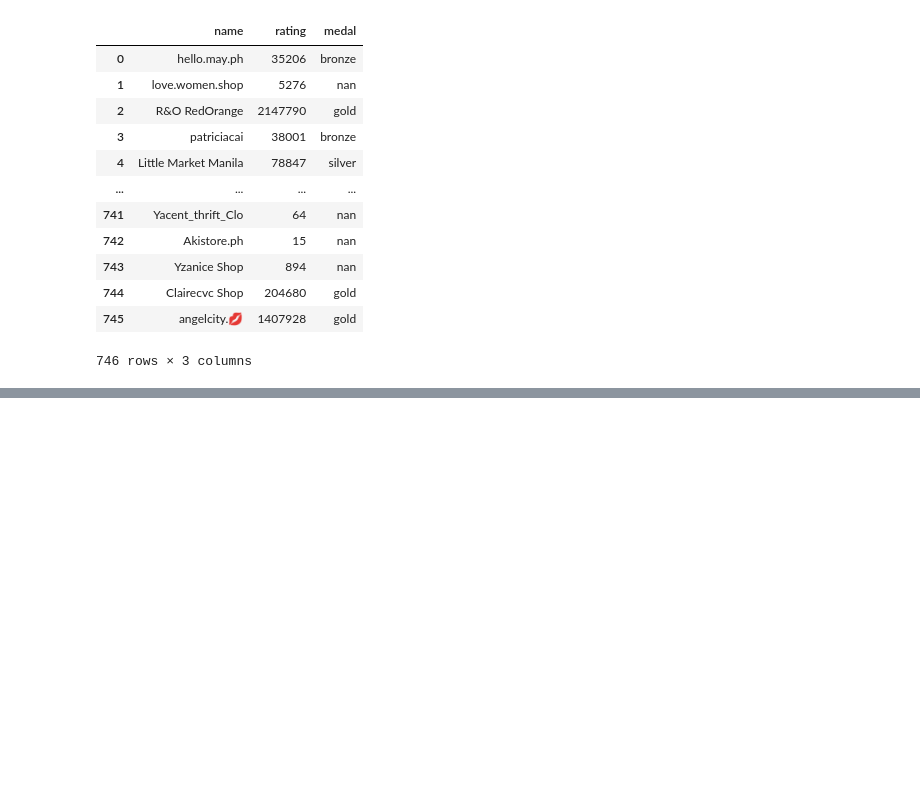
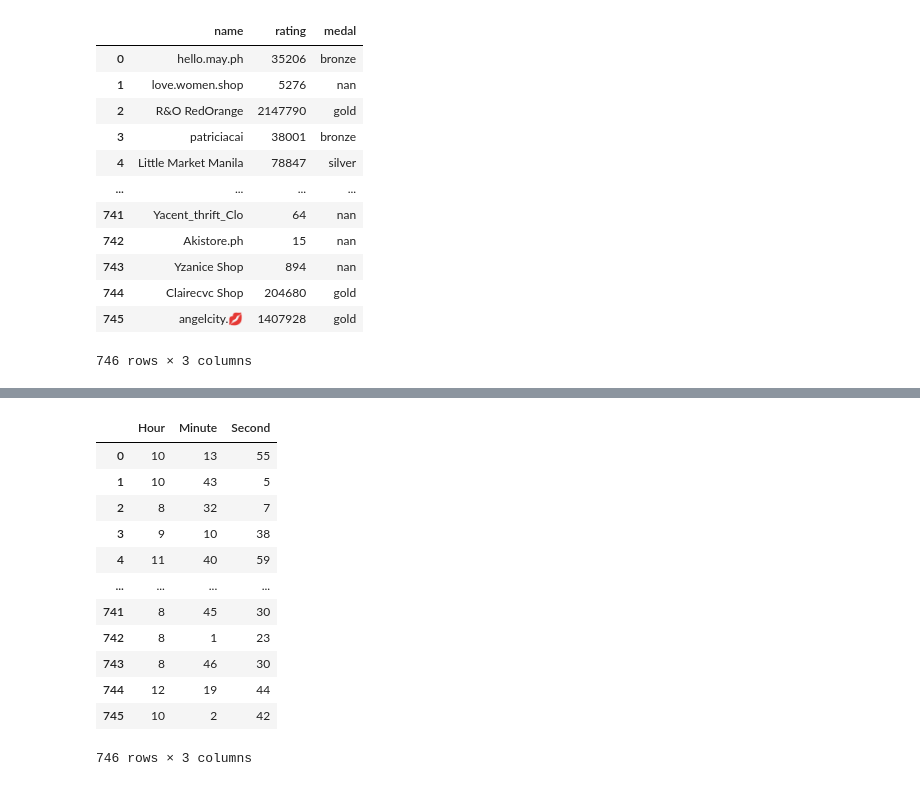
Before and after one commit to KimKieu123/DA30092022, a Jupyter notebook: Thao tác với dữ liệu.ipynb, the cells around one changed output, grey strips where cells are left out. Saved outputs shown, nothing was run; the diff lists cells and outputs as text; code cells hidden in the pictures; blank space fills up the shorter version.

```diff
--- a/Thao tác với dữ liệu.ipynb
+++ b/Thao tác với dữ liệu.ipynb
@@ -697,0 +793,22 @@ data.loc[:,['name','rating','medal']]
+# %%
+data.loc[:,"response_time"].head()
+temp3 = pd.to_datetime(data.loc[:,"response_time"], format = " %H:%M:%S") #dữ liệu gốc có dấu cách phí trước nên format cũng phải có
+temp3.head()
+data.loc[:,"Hour"] = temp3.dt.hour
+data.loc[:,"Minute"] = temp3.dt.minute
+data.loc[:,"Second"] = temp3.dt.second
+data.loc[:,["Hour","Minute","Second"]]
+# %% [output]
+|  | Hour | Minute | Second |
+| 0 | 10 | 13 | 55 |
+| 1 | 10 | 43 | 5 |
+| 2 | 8 | 32 | 7 |
+| 3 | 9 | 10 | 38 |
+| 4 | 11 | 40 | 59 |
+| ... | ... | ... | ... |
+| 741 | 8 | 45 | 30 |
+| 742 | 8 | 1 | 23 |
+| 743 | 8 | 46 | 30 |
+| 744 | 12 | 19 | 44 |
+| 745 | 10 | 2 | 42 |
+746 rows × 3 columns
```
Also changed, not shown: parts of 5 cells of this notebook, 5 other files.
